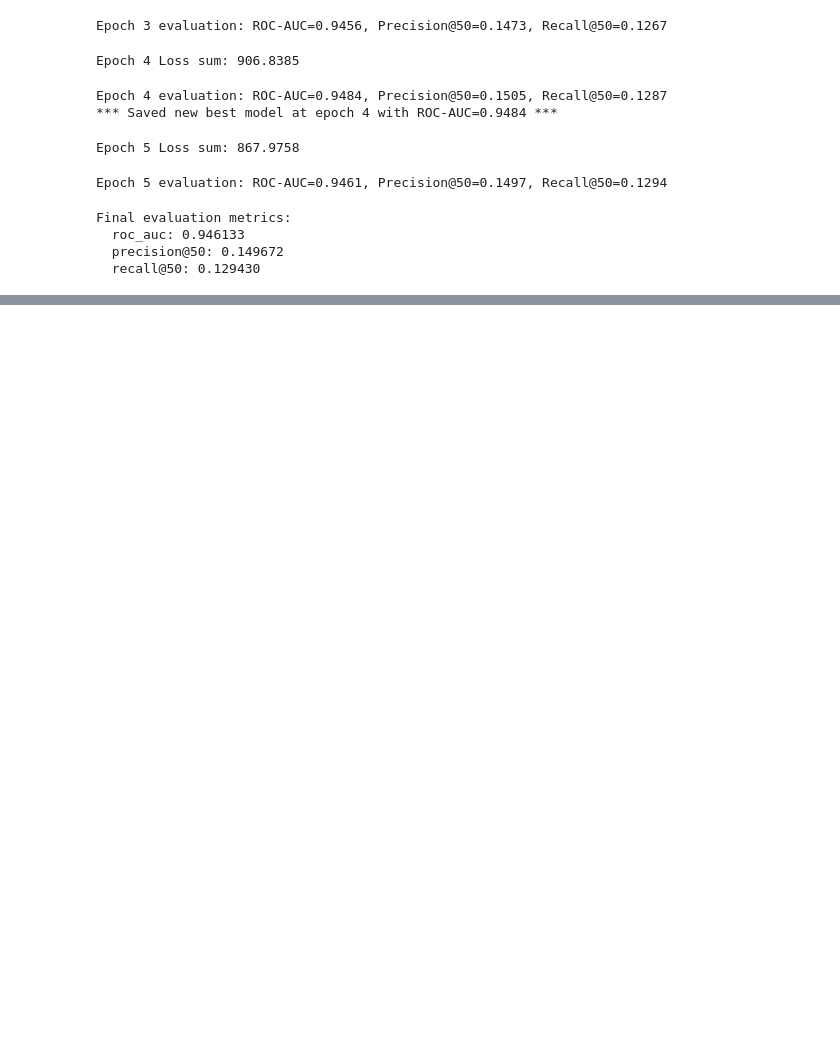
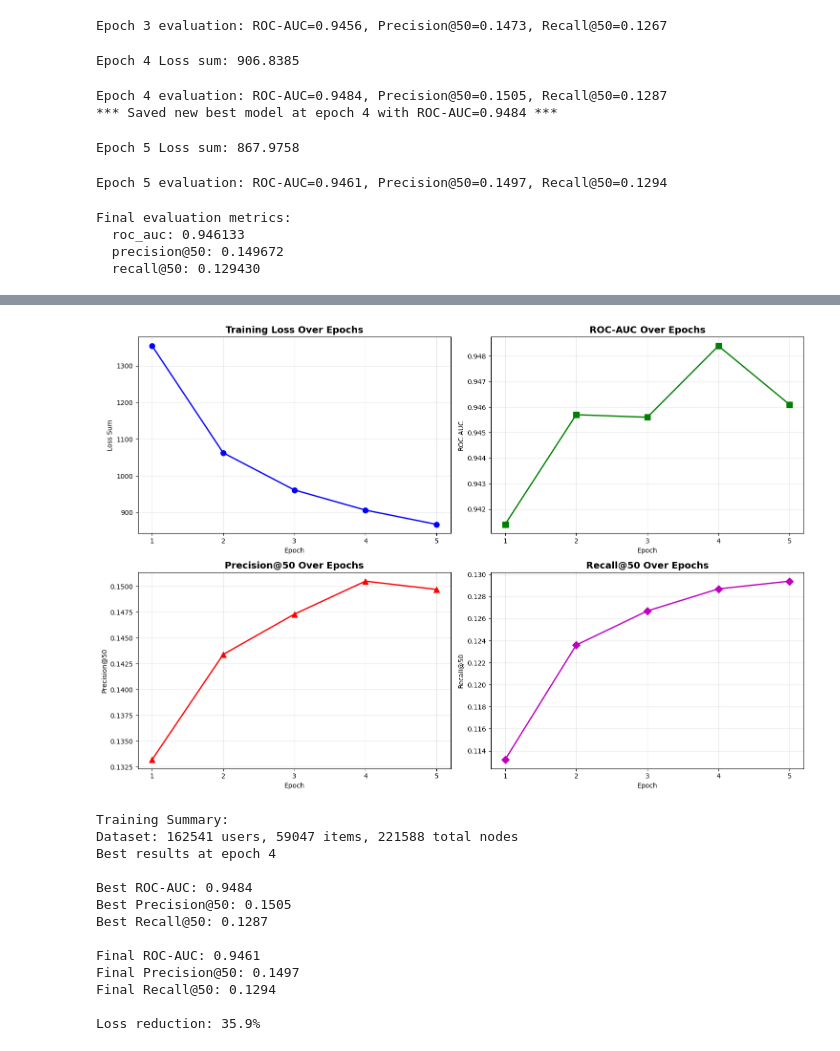
Before and after one commit to University-Projects-2025/movie-recommendations, a Jupyter notebook: ngcf.ipynb, the cells around one changed output, grey strips where cells are left out. Drawn from its saved outputs; the diff is of its cells as text; code cells hidden in the pictures; blank space fills up the shorter version.

```diff
--- a/ngcf.ipynb
+++ b/ngcf.ipynb
@@ -389,0 +475,67 @@ Iron Man (2008)  — score 5.3579
+# %%
+import matplotlib.pyplot as plt
+
+epochs = [1, 2, 3, 4, 5]
+loss_sum = [1354.1573, 1062.8026, 961.7361, 906.8385, 867.9758]
+roc_auc = [0.9414, 0.9457, 0.9456, 0.9484, 0.9461]
+precision_50 = [0.1332, 0.1434, 0.1473, 0.1505, 0.1497]
+recall_50 = [0.1132, 0.1236, 0.1267, 0.1287, 0.1294]
+
+fig, ((ax1, ax2), (ax3, ax4)) = plt.subplots(2, 2, figsize=(15, 10))
+
+ax1.plot(epochs, loss_sum, 'b-o', linewidth=2, markersize=8)
+ax1.set_title('Training Loss Over Epochs', fontsize=14, fontweight='bold')
+ax1.set_xlabel('Epoch')
+ax1.set_ylabel('Loss Sum')
+ax1.grid(True, alpha=0.3)
+ax1.set_xticks(epochs)
+
+ax2.plot(epochs, roc_auc, 'g-s', linewidth=2, markersize=8)
+ax2.set_title('ROC-AUC Over Epochs', fontsize=14, fontweight='bold')
+ax2.set_xlabel('Epoch')
+ax2.set_ylabel('ROC-AUC')
+ax2.grid(True, alpha=0.3)
+ax2.set_xticks(epochs)
+
+ax3.plot(epochs, precision_50, 'r-^', linewidth=2, markersize=8)
+ax3.set_title('Precision@50 Over Epochs', fontsize=14, fontweight='bold')
+ax3.set_xlabel('Epoch')
+ax3.set_ylabel('Precision@50')
+ax3.grid(True, alpha=0.3)
+ax3.set_xticks(epochs)
+
+ax4.plot(epochs, recall_50, 'm-D', linewidth=2, markersize=8)
+ax4.set_title('Recall@50 Over Epochs', fontsize=14, fontweight='bold')
+ax4.set_xlabel('Epoch')
+ax4.set_ylabel('Recall@50')
+ax4.grid(True, alpha=0.3)
+ax4.set_xticks(epochs)
+
+plt.tight_layout()
+plt.show()
+
+print("Training Summary:")
+print(f"Dataset: {162541} users, {59047} items, {221588} total nodes")
+print(f"Best results at epoch 4")
+print(f"\nBest ROC-AUC: {roc_auc[3]}")
+print(f"Best Precision@50: {precision_50[3]:.4f}")
+print(f"Best Recall@50: {recall_50[3]:.4f}\n")
+print(f"Final ROC-AUC: {roc_auc[4]}")
+print(f"Final Precision@50: {precision_50[4]:.4f}")
+print(f"Final Recall@50: {recall_50[4]:.4f}\n")
+print(f"Loss reduction: {((loss_sum[0] - loss_sum[-1]) / loss_sum[0] * 100):.1f}%")
+# %% [output]
+[figure, added]
+Training Summary:
+Dataset: 162541 users, 59047 items, 221588 total nodes
+Best results at epoch 4
+
+Best ROC-AUC: 0.9484
+Best Precision@50: 0.1505
+Best Recall@50: 0.1287
+
+Final ROC-AUC: 0.9461
+Final Precision@50: 0.1497
+Final Recall@50: 0.1294
+
+Loss reduction: 35.9%
```
Also changed, not shown: parts of 6 cells of this notebook, 1 other file.
